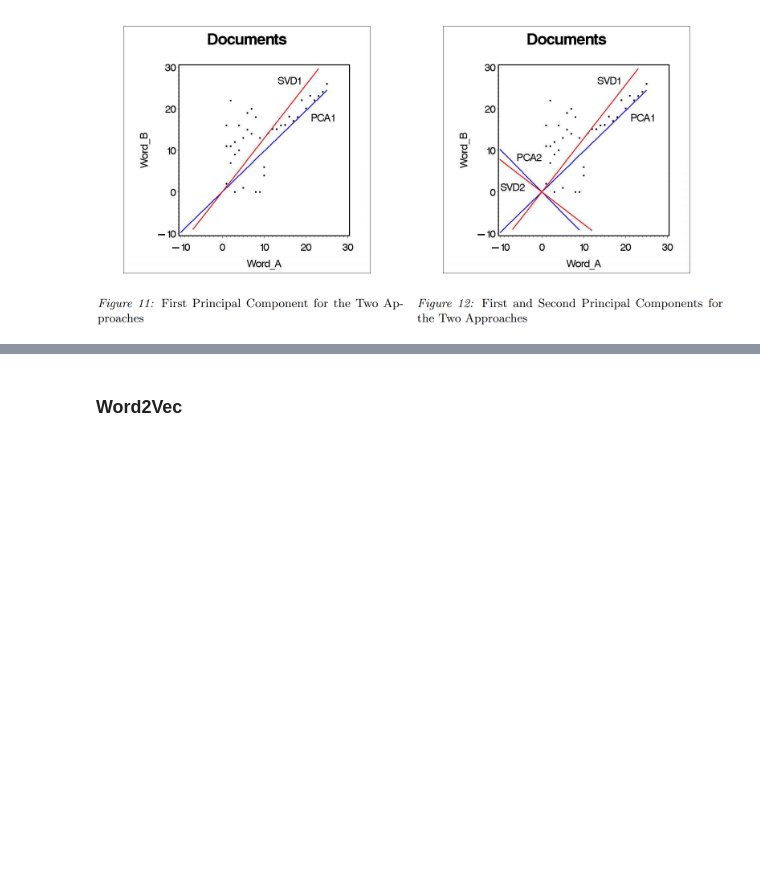
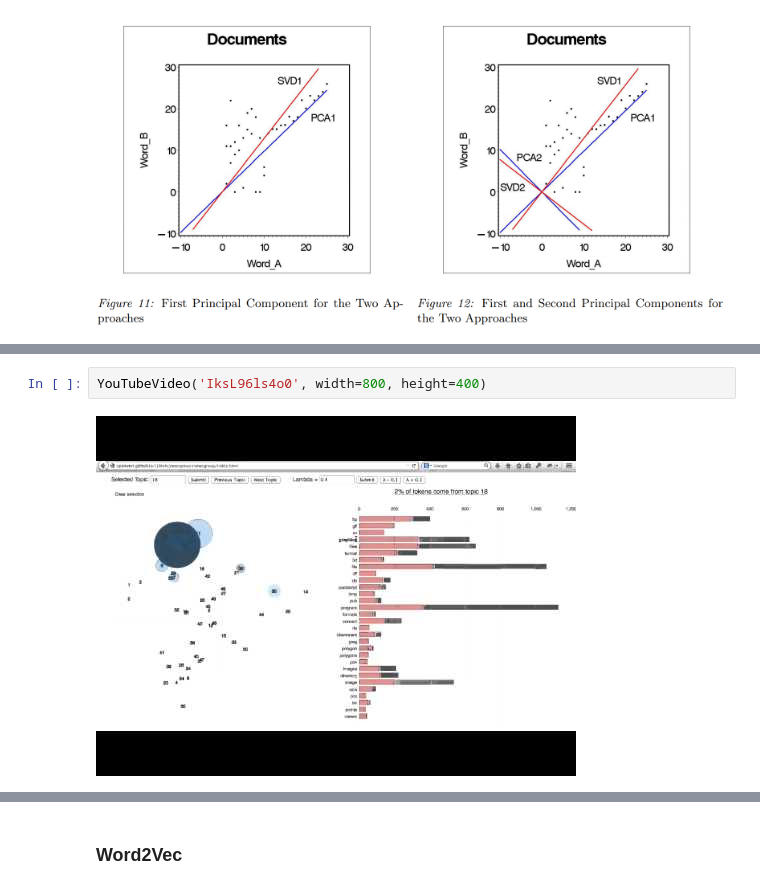
Before and after one commit to Alexjmsherman/nlp_practicum_original, a Jupyter notebook: lessons/lesson10_word_embeddings/Word Embeddings Solution.ipynb, the cells around one changed output, grey strips where cells are left out. Cells and saved outputs as stored; diff of their text form; blank space fills up the shorter version.

```diff
--- a/lessons/lesson10_word_embeddings/Word Embeddings Solution.ipynb
+++ b/lessons/lesson10_word_embeddings/Word Embeddings Solution.ipynb
@@ -653,0 +758,4 @@ SOURCE: https://simonpaarlberg.com/post/latent-semantic-analyses/
+# %%
+YouTubeVideo('IksL96ls4o0', width=800, height=400)
+# %% [output]
+[figure, added]
```
Also changed, not shown: parts of 89 cells of this notebook, 1 other file.
